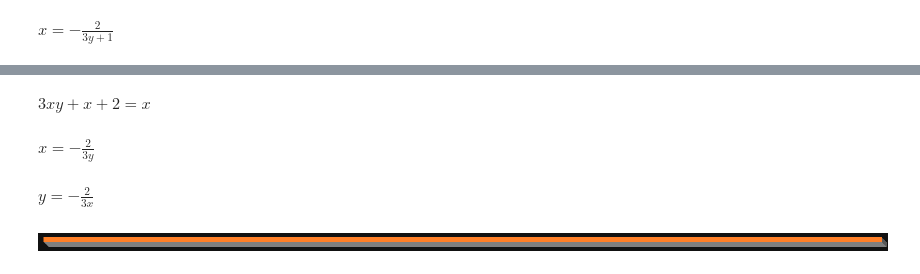
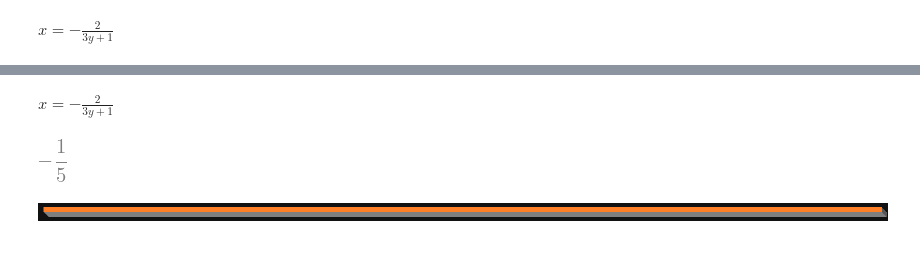
Before and after one commit to aldotb/Algebra-Math-Symbolic-Biblie, a Jupyter notebook: 10060 Preliminary Equations.ipynb, the cells around one changed output, grey strips where cells are left out. Saved outputs shown, nothing was run; the diff lists cells and outputs as text; code cells hidden in the pictures.

```diff
--- a/10060 Preliminary Equations.ipynb
+++ b/10060 Preliminary Equations.ipynb
@@ -31,16 +39,11 @@ from libaldomath  import *
-# %%
-# usin MyEq and MyEqEq
-Q=MyEqEq(3*x*y+x+2,x)
-# %% [output]
-$\displaystyle 3 x y + x + 2 = x$
-# %%
-Q.alone(x)
-# %% [output]
-$\displaystyle x = - \frac{2}{3 y}$
-# %%
-Q.alone(y)
-# %% [output]
-$\displaystyle y = - \frac{2}{3 x}$
+# %%
+x=Q.solve('x')
+# %% [output]
+$\displaystyle x =- \frac{2}{3 y + 1}$
+# %%
+x(y=3)
+# %% [output]
+[figure, added]
 # %% [markdown]
 ![image.png](attachment:20e0cd2a-95b2-4f69-8c93-5299e944d921.png)
 # %%
```
Also changed, not shown: parts of 20 cells of this notebook, 13 other files.
